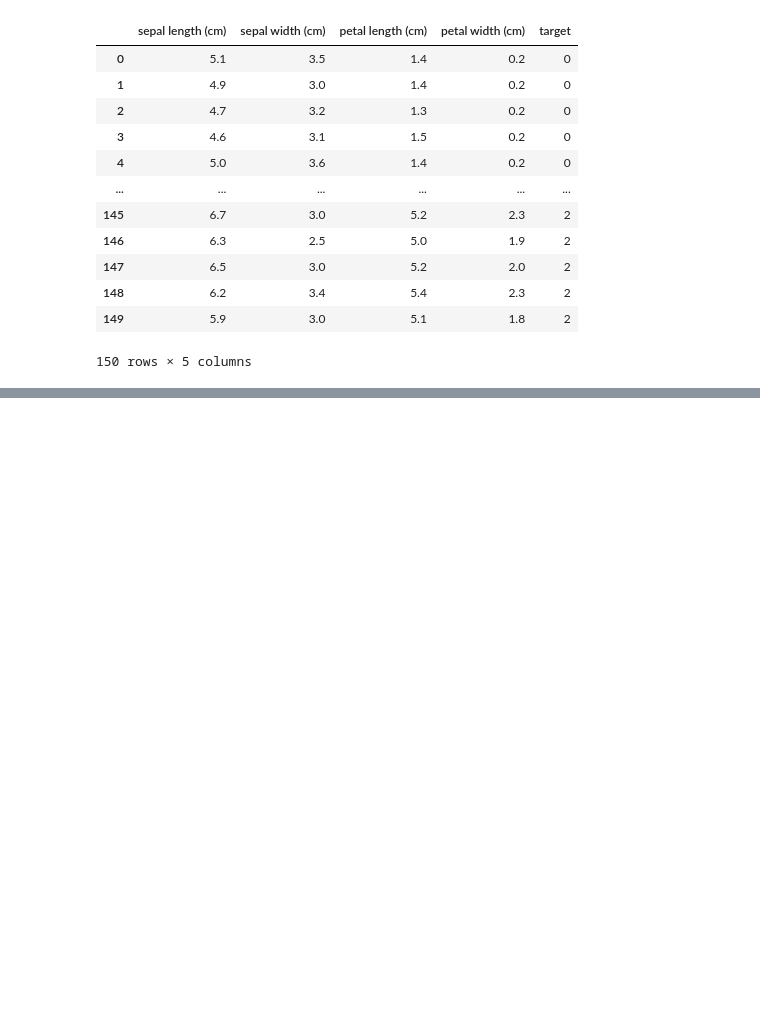
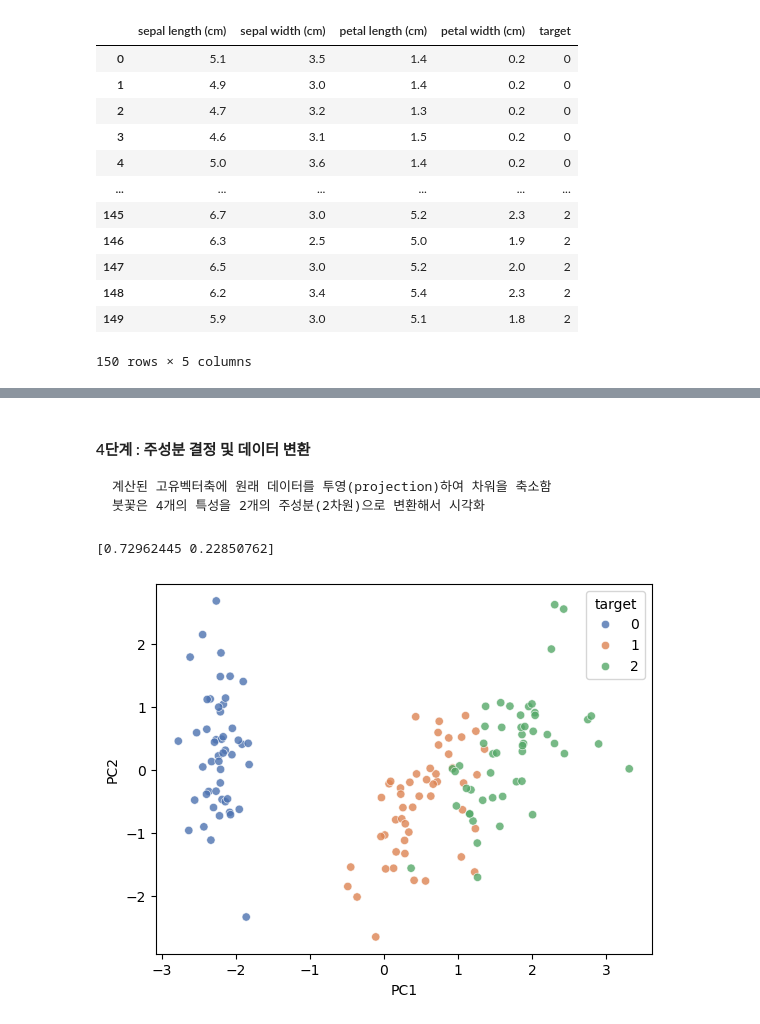
Before and after one commit to djdjdjdfh1/python_basic, a Jupyter notebook: marchine-learning/ml_pca.ipynb, the cells around one changed output, grey strips where cells are left out. Drawn from its saved outputs; the diff is of its cells as text; code cells hidden in the pictures; blank space fills up the shorter version.

````diff
--- a/marchine-learning/ml_pca.ipynb
+++ b/marchine-learning/ml_pca.ipynb
@@ -59,3 +65,8 @@ df
 | 148 | 6.2 | 3.4 | 5.4 | 2.3 | 2 |
 | 149 | 5.9 | 3.0 | 5.1 | 1.8 | 2 |
 150 rows × 5 columns
+# %%
+X = df.loc[:,:"petal width (cm)"].values
+# 표준화 진행
+X_scaled = StandardScaler().fit_transform(X)
+X_scaled[:5]
@@ -61,0 +97,22 @@ df
+# %% [markdown]
+#### 4단계 : 주성분 결정 및 데이터 변환
+```
+계산된 고유벡터축에 원래 데이터를 투영(projection)하여 차워을 축소함
+붓꽃은 4개의 특성을 2개의 주성분(2차원)으로 변환해서 시각화
+```
+# %%
+# 2 3 4 단계:  PCA수행 및 데이터 변환
+pca = PCA(n_components=2)
+pricipleComponents =  pca.fit_transform(X_scaled)
+# 주성분 분석 결과를 DataFrame으로 변환
+pc_df = pd.DataFrame(data=pricipleComponents,columns=['PC1','PC2'])
+pc_df['target'] = df.target
+
+# 각 주성분이 설명하는 분산의 양(고유값의 중요도)
+print(pca.explained_variance_ratio_)  # 주 성분 두개 만으로도 전체대비 95.7% 설명
+
+sns.scatterplot(data = pc_df, x = 'PC1', y='PC2', hue='target',alpha=0.8,palette='deep')
+plt.show()
+# %% [output]
+[0.72962445 0.22850762]
+[figure, added]
````
Also changed, not shown: parts of 18 cells of this notebook, 1 other file.
